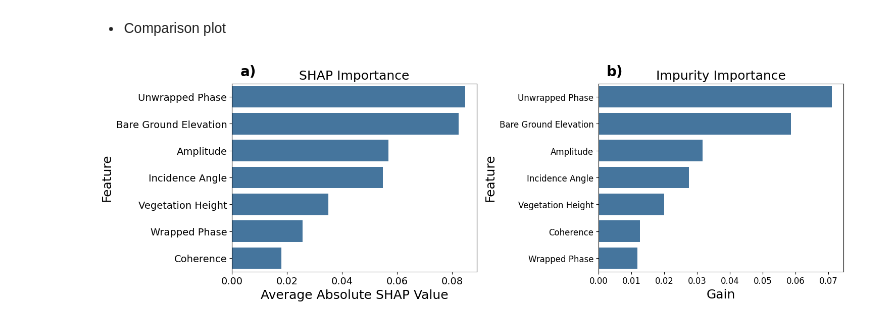
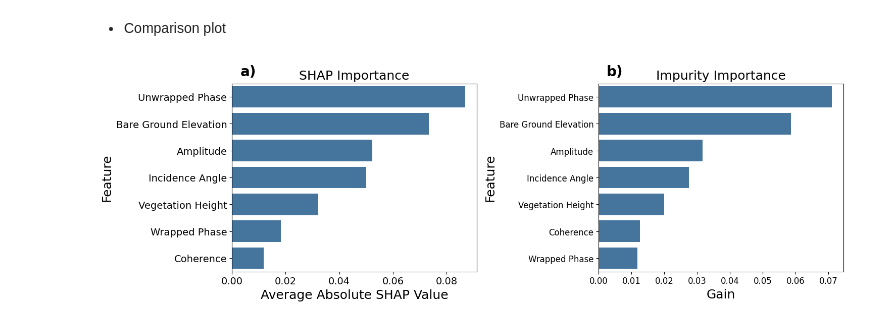
Before and after one commit to Ibrahim-Ola/uavsar-lidar-project, a Jupyter notebook: experiments/07_model_comparison.ipynb, the cells around one changed output. Cells and saved outputs as stored; diff of their text form; code cells hidden in the pictures.

```diff
--- a/experiments/07_model_comparison.ipynb
+++ b/experiments/07_model_comparison.ipynb
@@ -227,23 +319,22 @@ shap_imp
 # %%
 fig, ax = plt.subplots(nrows=1, ncols=2, figsize=(15, 5))
 
 ax[0].set_title("SHAP Importance", fontsize=18)
-sns.barplot(x="importance", y="feature", data=shap_imp, ax=ax[0], color='#3776ab')
+sns.barplot(x="Importance", y="Feature", data=shap_all_imp, ax=ax[0], color='#3776ab')
 ax[0].set_xlabel("Average Absolute SHAP Value", fontsize=18)
 ax[0].set_ylabel("Feature", fontsize=18)
 ax[0].tick_params(labelsize=14)
 ax[0].text(0.1, 1.1, 'a)', transform=ax[0].transAxes, fontsize=20, fontweight='bold', va='top', ha='right')
 
 ax[1].set_title("Impurity Importance", fontsize=18)
 sns.barplot(x="importance", y="feature", data=xgboost_all_imp, ax=ax[1], color='#3776ab')
 ax[1].set_xlabel("Gain", fontsize=18)
 ax[1].set_ylabel("Feature", fontsize=18)
 ax[1].tick_params(labelsize=12)
 ax[1].text(0.1, 1.1, 'b)', transform=ax[1].transAxes, fontsize=20, fontweight='bold', va='top', ha='right')
 
 plt.tight_layout()
-
-plt.savefig('../plots/feature_importance_comparison.png', dpi=300, bbox_inches='tight')
+plt.savefig('../plots/feature_importance_comparison_combined.png', dpi=300, bbox_inches='tight')
 plt.show()
 # %% [output]
-[figure, old version]
+[figure, new version]
```
Also changed, not shown: parts of 6 cells of this notebook.
